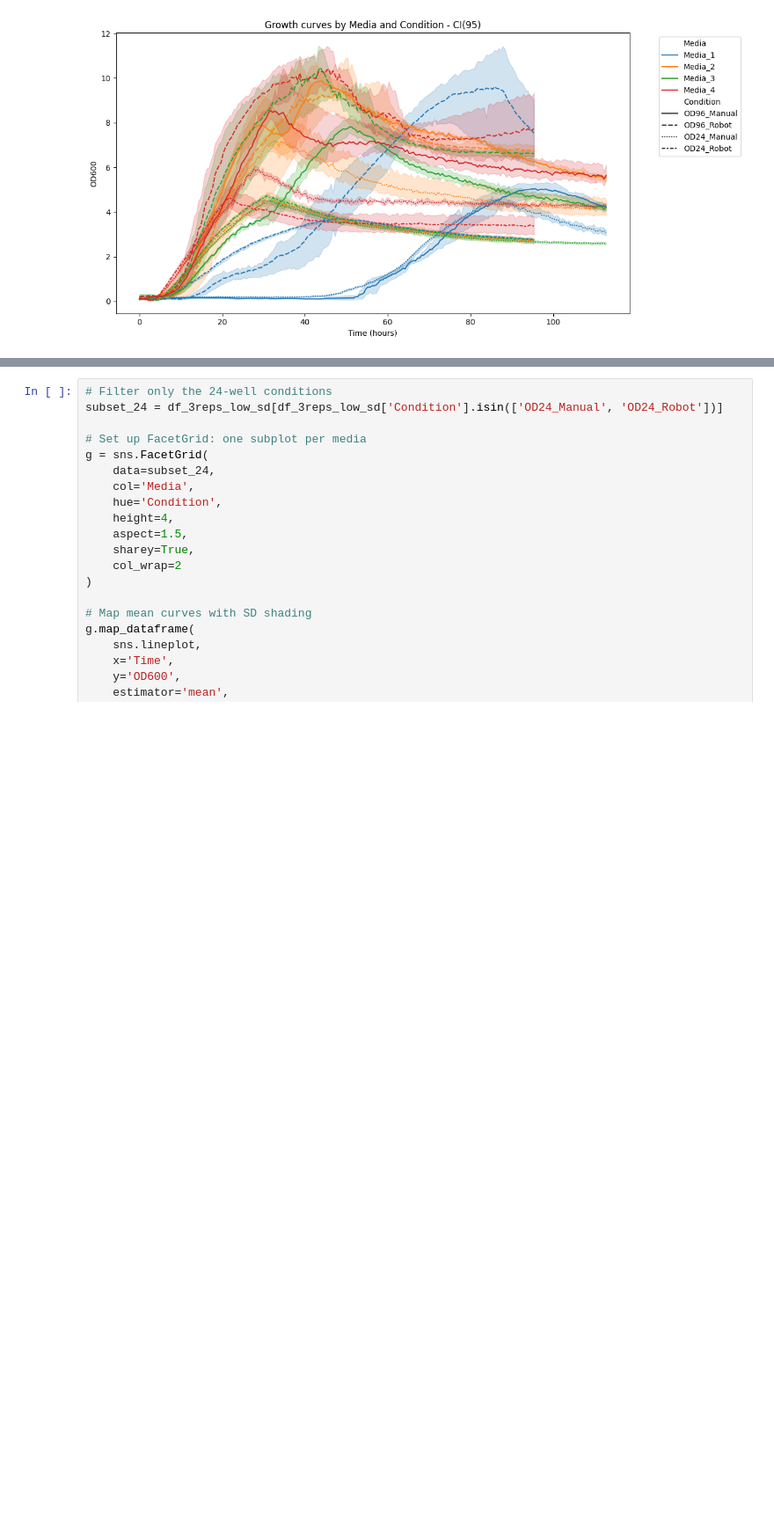
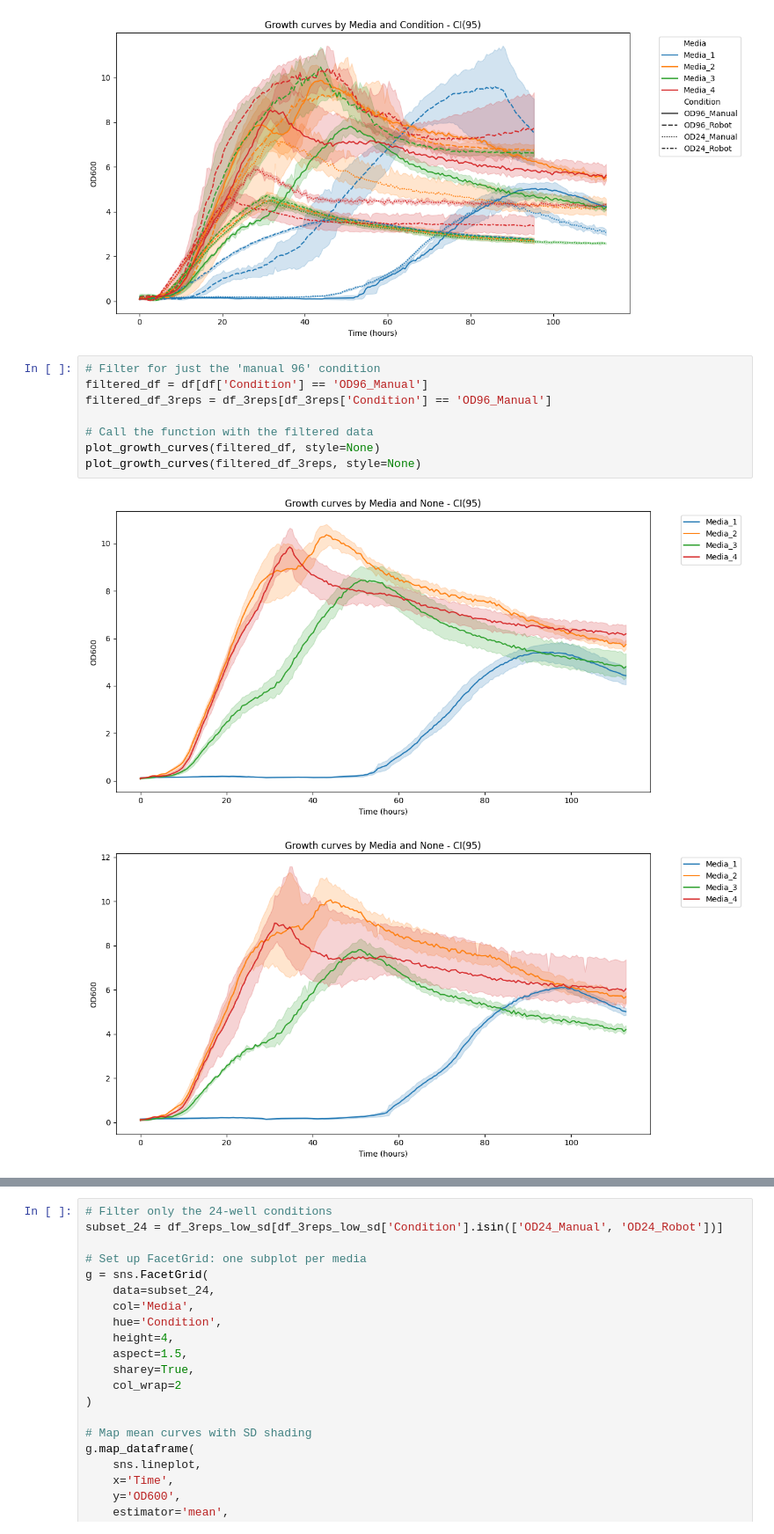
Before and after one commit to subarumuroi/Yarrowia_media_optimizer, a Jupyter notebook: Yarrowia Growth Profiler Pretest Report Outputs 2 LongformatAnalysis.ipynb, the cells around one changed output, grey strips where cells are left out. Shown at 88% size. Cells and saved outputs as stored; diff of their text form; blank space fills up the shorter version.

```diff
--- a/Yarrowia Growth Profiler Pretest Report Outputs 2 LongformatAnalysis.ipynb
+++ b/Yarrowia Growth Profiler Pretest Report Outputs 2 LongformatAnalysis.ipynb
@@ -136,4 +136,15 @@ plot_growth_curves(df_3reps_low_sd)
 # %% [output]
 [figure]
 [figure]
+# %%
+# Filter for just the 'manual 96' condition
+filtered_df = df[df['Condition'] == 'OD96_Manual']
+filtered_df_3reps = df_3reps[df_3reps['Condition'] == 'OD96_Manual']
+
+# Call the function with the filtered data
+plot_growth_curves(filtered_df, style=None)
+plot_growth_curves(filtered_df_3reps, style=None)
+# %% [output]
+[figure, added]
+[figure, added]
 # %%
```
Also changed, not shown: parts of 12 cells of this notebook.
